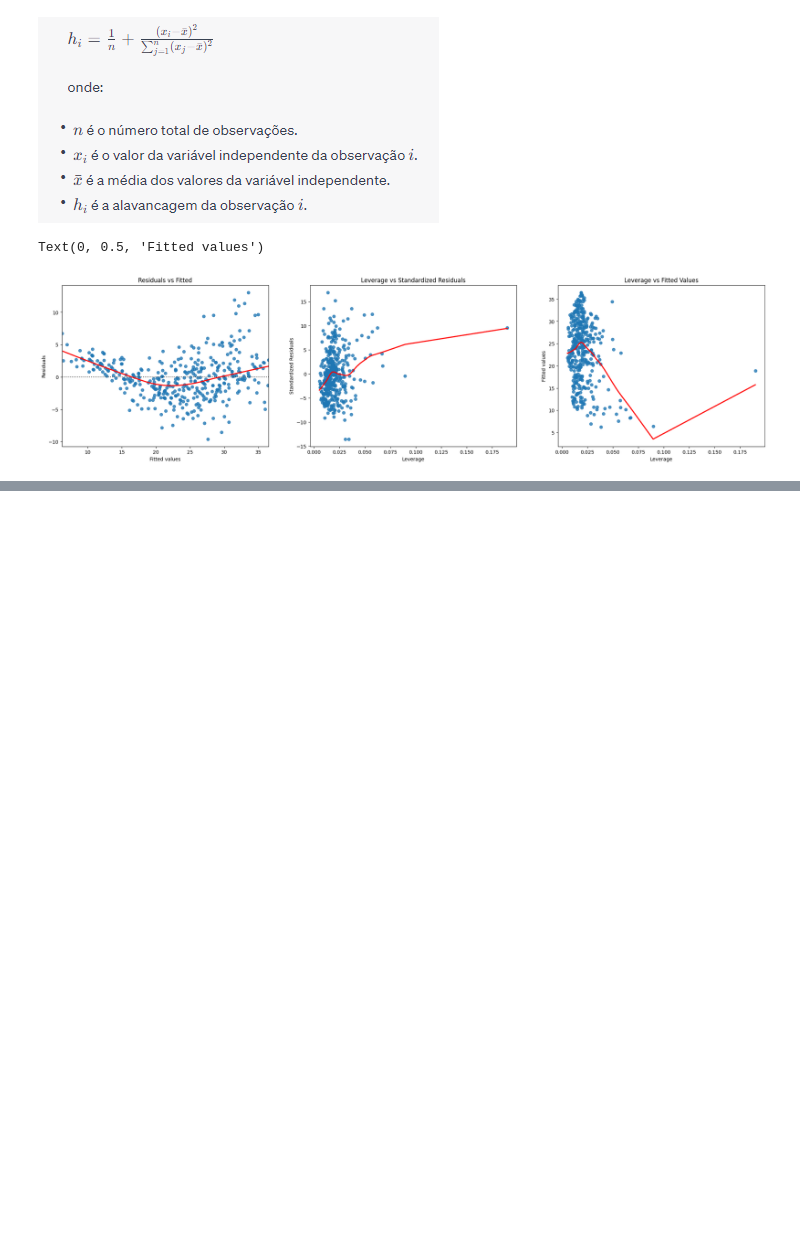
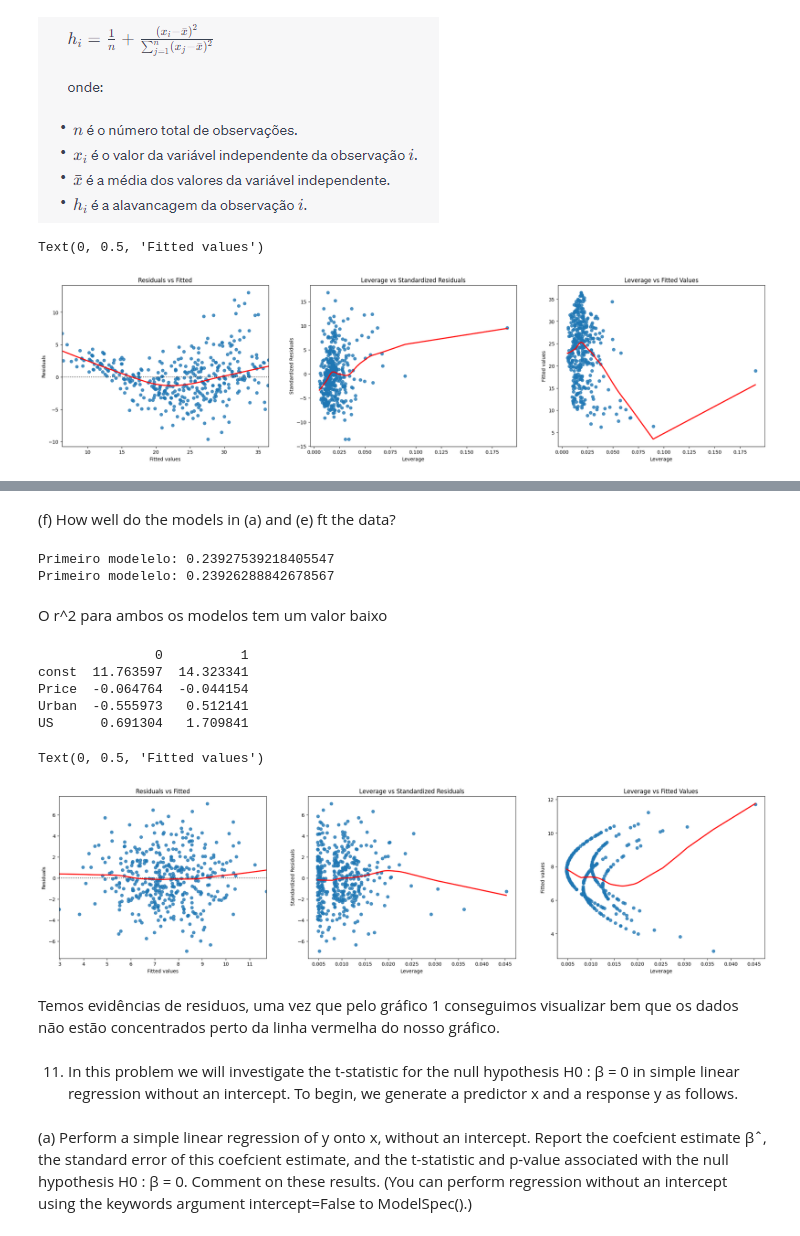
Before and after one commit to eduardamota/data-science-isl, a Jupyter notebook: 3-linear-regression/exercises-regressao-linear.ipynb, the cells around one changed output, grey strips where cells are left out. Saved outputs shown, nothing was run; the diff lists cells and outputs as text; code cells hidden in the pictures; blank space fills up the shorter version.

```diff
--- a/3-linear-regression/exercises-regressao-linear.ipynb
+++ b/3-linear-regression/exercises-regressao-linear.ipynb
@@ -383,0 +558,50 @@ summarize(model3)
+# %% [markdown]
+(f) How well do the models in (a) and (e) ft the data?
+# %%
+print("Primeiro modelelo:",model.rsquared)
+print("Primeiro modelelo:",new_model.rsquared)
+# %% [output]
+Primeiro modelelo: 0.23927539218405547
+Primeiro modelelo: 0.23926288842678567
+# %% [markdown]
+O r^2 para ambos os modelos tem um valor baixo
+# %%
+# Get the 95% confidence intervals for the coefficients
+confidence_intervals = model.conf_int(alpha=0.05)
+print(confidence_intervals)
+# %% [output]
+               0          1
+const  11.763597  14.323341
+Price  -0.064764  -0.044154
+Urban  -0.555973   0.512141
+US      0.691304   1.709841
+# %%
+fig, ax = plt.subplots(1,3, figsize=(26,6))
+residual = model.resid
+leverage = model.get_influence().hat_matrix_diag
+
+#Gráfico de valores residuais x valores ajustados
+sns.residplot(x=model.fittedvalues, y=residual, lowess=True, line_kws={'color': 'red'},ax=ax[0])
+ax[0].set_title('Residuals vs Fitted')
+ax[0].set_xlabel('Fitted values')
+ax[0].set_ylabel('Residuals')
+
+
+# Plot de alavancagem vs resíduos padronizados
+sns.regplot(x=leverage, y=residual, lowess=True, line_kws={'color': 'red'},ax=ax[1])
+ax[1].set_title('Leverage vs Standardized Residuals')
+ax[1].set_xlabel('Leverage')
+ax[1].set_ylabel('Standardized Residuals')
+
+# Plot de alavancagem vs valores ajustados
+sns.regplot(x=leverage, y=model.fittedvalues, lowess=True, line_kws={'color': 'red'},ax=ax[2])
+ax[2].set_title('Leverage vs Fitted Values')
+ax[2].set_xlabel('Leverage')
+ax[2].set_ylabel('Fitted values')
+# %% [output]
+Text(0, 0.5, 'Fitted values')
+[figure, added]
+# %% [markdown]
+Temos evidências de residuos, uma vez que pelo gráfico 1 conseguimos visualizar bem que os dados não estão concentrados perto da linha vermelha do nosso gráfico.
+# %% [markdown]
+11. In this problem we will investigate the t-statistic for the null hypothesis H0 : β = 0 in simple linear regression without an intercept. To begin, we generate a predictor x and a response y as follows.
@@ -383,0 +612,3 @@ summarize(model3)
+# %% [markdown]
+(a) Perform a simple linear regression of y onto x, without an intercept. Report the coefcient estimate βˆ, the standard error of this coefcient estimate, and the t-statistic and p-value associated with the null hypothesis H0 : β = 0. Comment on these
+results. (You can perform regression without an intercept using the keywords argument intercept=False to ModelSpec().)
```
Also changed, not shown: parts of 55 cells of this notebook.
